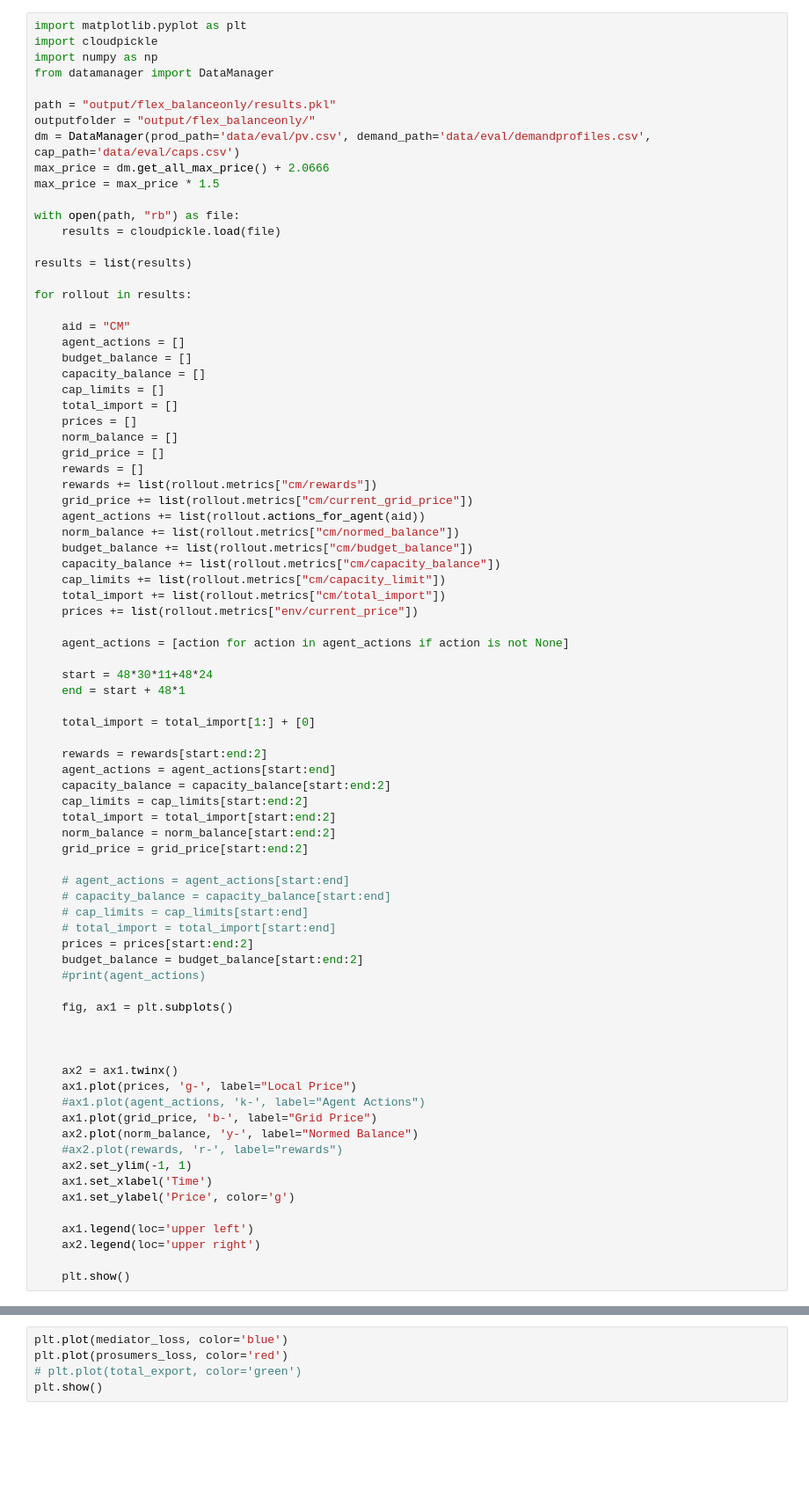
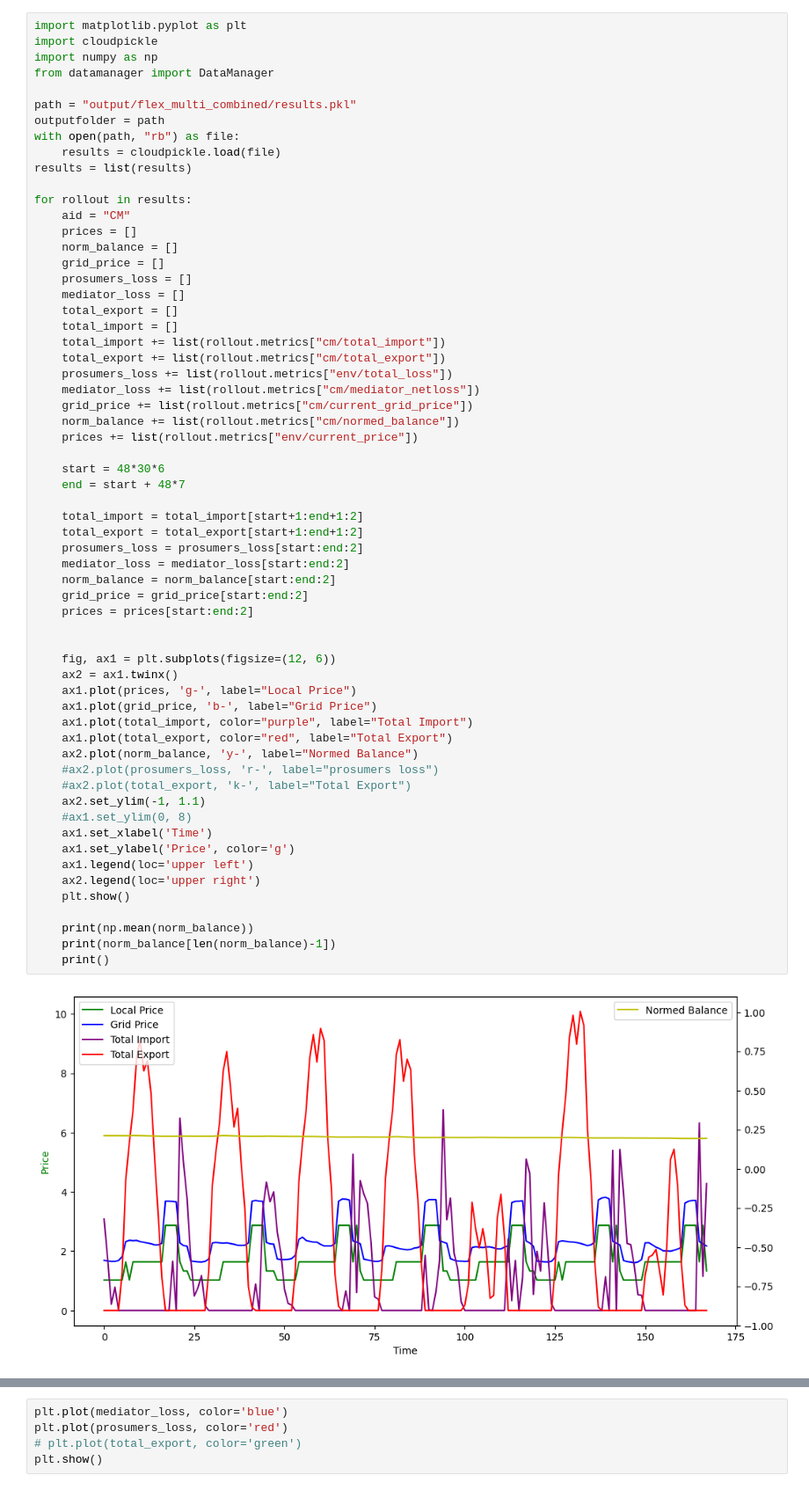
Before and after one commit to antonhlenander/CommunityFlex, a Jupyter notebook: plotting_balanceonly.ipynb, the cells around one changed output, grey strips where cells are left out. Shown at 88% size. Drawn from its saved outputs; the diff is of its cells as text; blank space fills up the shorter version.

```diff
--- a/plotting_balanceonly.ipynb
+++ b/plotting_balanceonly.ipynb
@@ -4,78 +4,60 @@ import cloudpickle
 import numpy as np
 from datamanager import DataManager
 
-path = "output/flex_balanceonly/results.pkl"
-outputfolder = "output/flex_balanceonly/"
-dm = DataManager(prod_path='data/eval/pv.csv', demand_path='data/eval/demandprofiles.csv', cap_path='data/eval/caps.csv')
-max_price = dm.get_all_max_price() + 2.0666
-max_price = max_price * 1.5
-
+path = "output/flex_multi_combined/results.pkl"
+outputfolder = path
 with open(path, "rb") as file:
     results = cloudpickle.load(file)
-
 results = list(results)
 
 for rollout in results:
-
     aid = "CM"
-    agent_actions = []
-    budget_balance = []
-    capacity_balance = []
-    cap_limits = []
-    total_import = []
     prices = []
     norm_balance = []
     grid_price = []
-    rewards = []
-    rewards += list(rollout.metrics["cm/rewards"])
+    prosumers_loss = []
+    mediator_loss = []
+    total_export = []
+    total_import = []
+    total_import += list(rollout.metrics["cm/total_import"])
+    total_export += list(rollout.metrics["cm/total_export"])
+    prosumers_loss += list(rollout.metrics["env/total_loss"])
+    mediator_loss += list(rollout.metrics["cm/mediator_netloss"])
     grid_price += list(rollout.metrics["cm/current_grid_price"])
-    agent_actions += list(rollout.actions_for_agent(aid))
     norm_balance += list(rollout.metrics["cm/normed_balance"])
-    budget_balance += list(rollout.metrics["cm/budget_balance"])
-    capacity_balance += list(rollout.metrics["cm/capacity_balance"])
-    cap_limits += list(rollout.metrics["cm/capacity_limit"])
-    total_import += list(rollout.metrics["cm/total_import"])
     prices += list(rollout.metrics["env/current_price"])
 
-    agent_actions = [action for action in agent_actions if action is not None]
+    start = 48*30*6
+    end = start + 48*7
 
-    start = 48*30*11+48*24
-    end = start + 48*1
-
-    total_import = total_import[1:] + [0]
-
-    rewards = rewards[start:end:2]
-    agent_actions = agent_actions[start:end]
-    capacity_balance = capacity_balance[start:end:2]
-    cap_limits = cap_limits[start:end:2]
-    total_import = total_import[start:end:2]
+    total_import = total_import[start+1:end+1:2]
+    total_export = total_export[start+1:end+1:2]
+    prosumers_loss = prosumers_loss[start:end:2]
+    mediator_loss = mediator_loss[start:end:2]
     norm_balance = norm_balance[start:end:2]
     grid_price = grid_price[start:end:2]
-
-    # agent_actions = agent_actions[start:end]
-    # capacity_balance = capacity_balance[start:end]
-    # cap_limits = cap_limits[start:end]
-    # total_import = total_import[start:end]
     prices = prices[start:end:2]
-    budget_balance = budget_balance[start:end:2]
-    #print(agent_actions)
-
-    fig, ax1 = plt.subplots()
 
 
-
+    fig, ax1 = plt.subplots(figsize=(12, 6))
     ax2 = ax1.twinx()
     ax1.plot(prices, 'g-', label="Local Price")
-    #ax1.plot(agent_actions, 'k-', label="Agent Actions")
     ax1.plot(grid_price, 'b-', label="Grid Price")
+    ax1.plot(total_import, color="purple", label="Total Import")
+    ax1.plot(total_export, color="red", label="Total Export")
     ax2.plot(norm_balance, 'y-', label="Normed Balance")
-    #ax2.plot(rewards, 'r-', label="rewards")
-    ax2.set_ylim(-1, 1)
+    #ax2.plot(prosumers_loss, 'r-', label="prosumers loss")
+    #ax2.plot(total_export, 'k-', label="Total Export")
+    ax2.set_ylim(-1, 1.1)
+    #ax1.set_ylim(0, 8)
     ax1.set_xlabel('Time')
     ax1.set_ylabel('Price', color='g')
-
     ax1.legend(loc='upper left')
     ax2.legend(loc='upper right')
+    plt.show()
 
-    plt.show()
+    print(np.mean(norm_balance))
+    print(norm_balance[len(norm_balance)-1])
+    print()
 # %% [output]
+[figure, new version]
```
Also changed, not shown: parts of 7 cells of this notebook, 4 other files.
